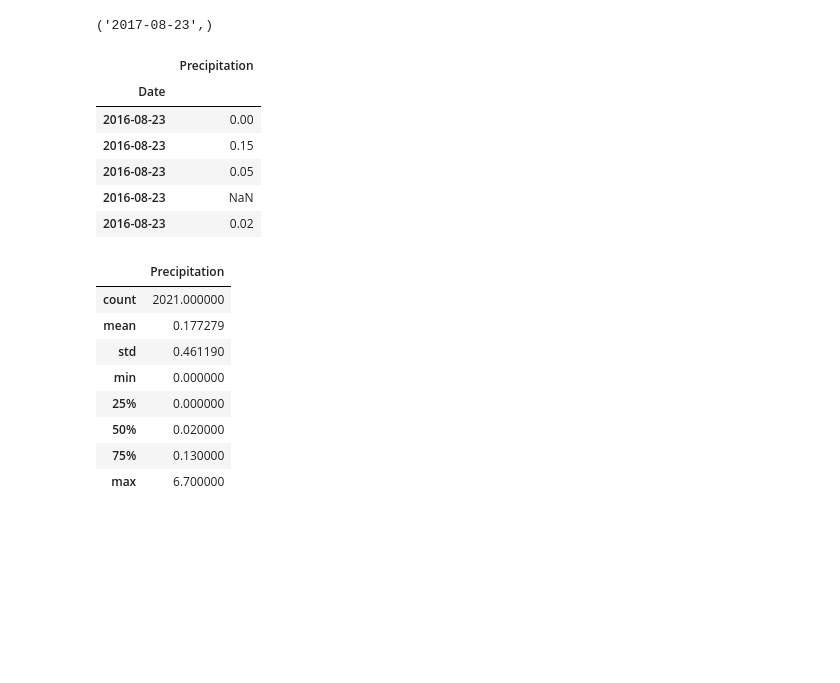
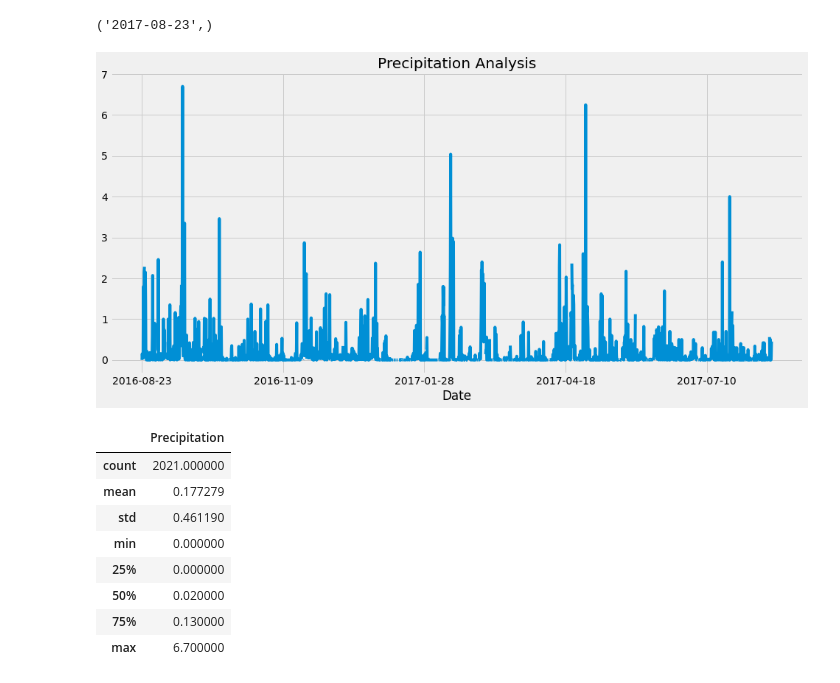
Before and after one commit to oleckie/SQLAlchemy-Challenge, a Jupyter notebook: climate_starter.ipynb, the cells around one changed output. Saved outputs shown, nothing was run; the diff lists cells and outputs as text; code cells hidden in the pictures; blank space fills up the shorter version.

```diff
--- a/climate_starter.ipynb
+++ b/climate_starter.ipynb
@@ -50,36 +50,30 @@ last_date
 # %%
 # Calculate the date one year from the last date in data set.
 one_year = dt.date(2017,8,23) - dt.timedelta(days=365)
 one_year
 
 # Design a query to retrieve the last 12 months of precipitation data and plot the results.
 precipitation_data = session.query(Measurement.date, Measurement.prcp).\
     filter(Measurement.date >= one_year).\
     order_by(Measurement.date).all()
 # print (precipitation_data)
 
 # Starting from the most recent data point in the database.
 
 # Perform a query to retrieve the data and precipitation scores
 all_scores = session.query(Measurement.date, Measurement.prcp).order_by(Measurement.date.desc()).all()
 
 # Save the query results as a Pandas DataFrame and set the index to the date column
 # Sort the dataframe by date
 precipitation_df = pd.DataFrame(precipitation_data, columns=["Date","Precipitation"])
 precipitation_df.set_index("Date", inplace=True,)
 precipitation_df.head()
 
 # Use Pandas Plotting with Matplotlib to plot the data
-# precipitation_df.plot (title="Precipitation Analysis", legend="", figsize=(15,7))
-# plt.show()
+precipitation_df.plot (title="Precipitation Analysis", legend="", figsize=(15,7))
+plt.show()
 # %% [output]
-|  | Precipitation |
-| Date |  |
-| 2016-08-23 | 0.00 |
-| 2016-08-23 | 0.15 |
-| 2016-08-23 | 0.05 |
-| 2016-08-23 | NaN |
-| 2016-08-23 | 0.02 |
+[figure, added]
 # %%
 # Use Pandas to calcualte the summary statistics for the precipitation data
 precipitation_df.describe()
```
